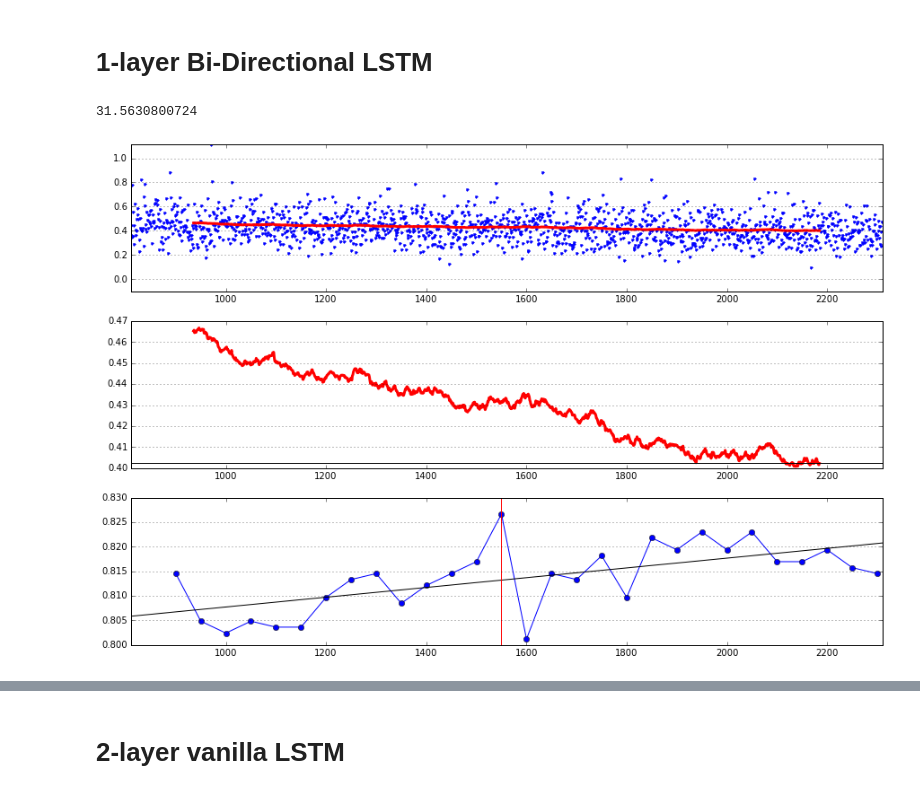
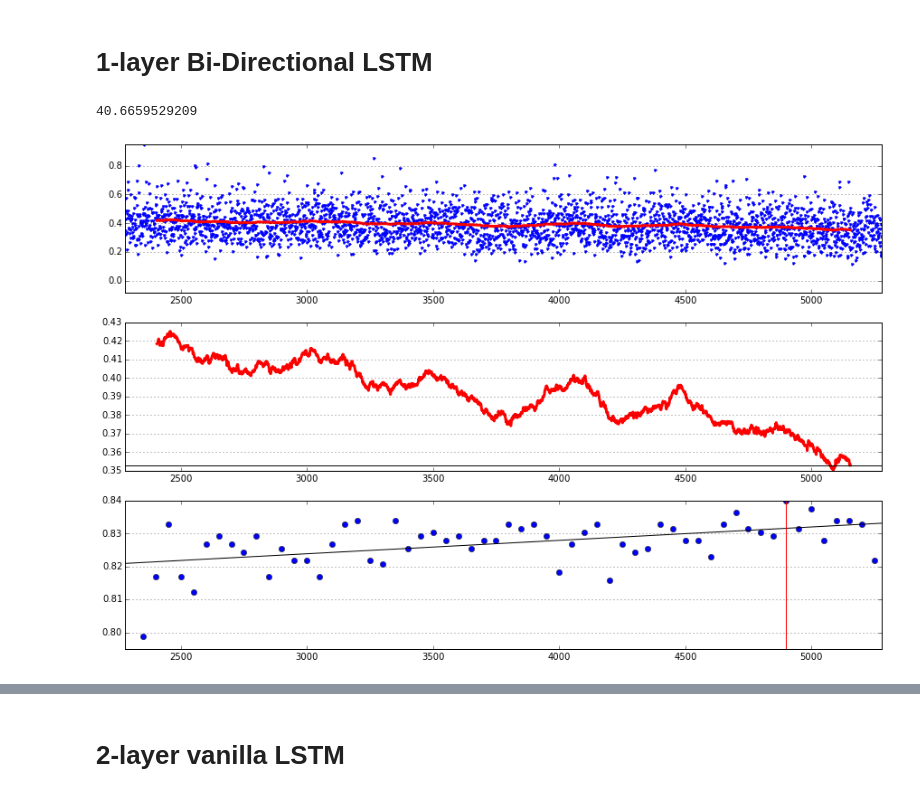
Before and after one commit to alextrott16/sentimiento, a Jupyter notebook: LSTM dev.ipynb, the cells around one changed output, grey strips where cells are left out. Saved outputs shown, nothing was run; the diff lists cells and outputs as text; code cells hidden in the pictures.

```diff
--- a/LSTM dev.ipynb
+++ b/LSTM dev.ipynb
@@ -519,20 +313,20 @@ inp_dropout = 0.5
 layer_specs = [(168, 0.5)]
 
 # Build the LSTM "stack"
-S = network_components.BiLSTM_stack(inp_dim, layer_specs, inp_dropout)
+S = network_components.BiLSTM_stack(inp_dim, layer_specs, inp_dropout, init_fun=network_components.ortho_weight)
 S.initialize_stack_weights(b_f_offset=1.0)
 # Add the output sigmoid layer
 O = network_components.single_class_sigmoid(S.out_dim)
 
 # Create the network
-net_LSTM_1B_binary = network(S, O, bi_flag=True, fine_grained=False, batch_size=25, eval_dev_every=50, alpha=0.005)
+net_LSTM_1B_binary = network(S, O, bi_flag=True, fine_grained=False, batch_size=25, eval_dev_every=50, alpha=0.001)
 # %% [output]
-31.5630800724
+40.6659529209
 # %%
 # Train it
-train_do(net_LSTM_1B_binary, no_improve_limit=28, plot_window=1500)
+train_do(net_LSTM_1B_binary, no_improve_limit=56, plot_window=3000)
 # %% [output]
-[figure, old version]
+[figure, new version]
 # %%
 # See how you did
 full_eval(net_LSTM_1B_binary, baseline_mean=87.5, baseline_std=0.5)
```
Also changed, not shown: parts of 34 cells of this notebook, 1 other file.
